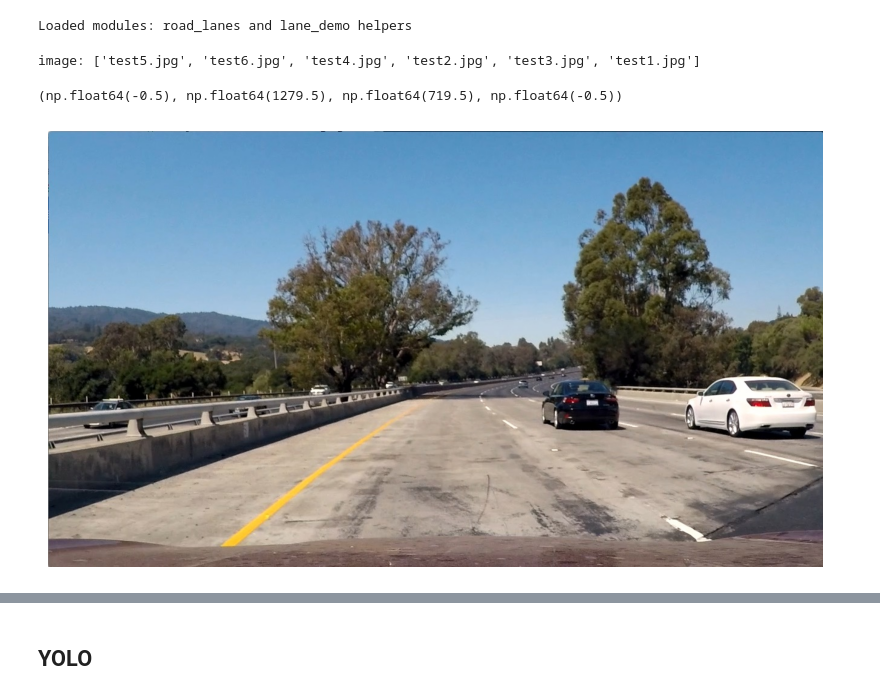
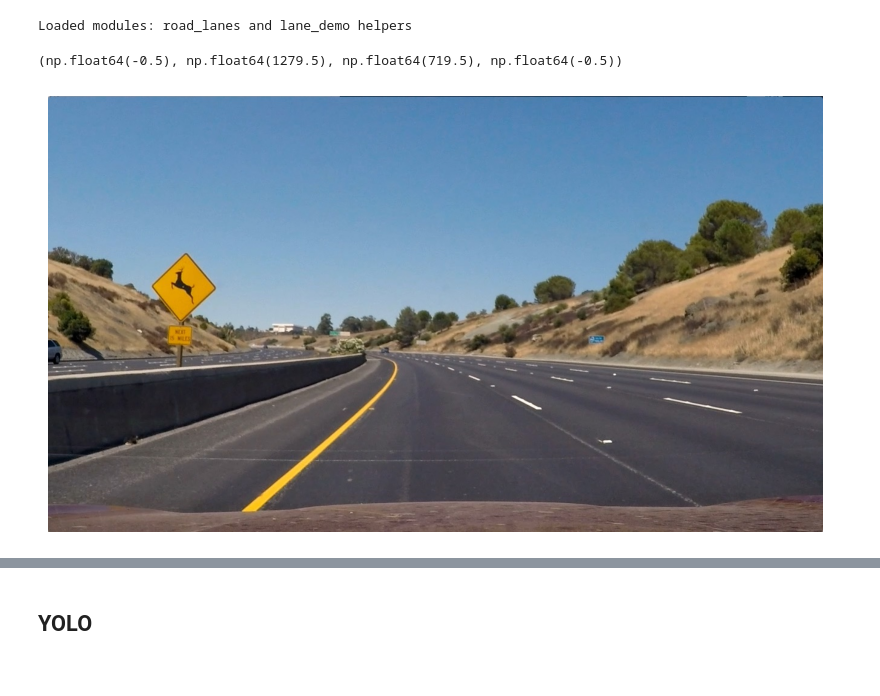
Before and after one commit to srbhp/autodrive, a Jupyter notebook: example/lane_demo_test.ipynb, the cells around one changed output, grey strips where cells are left out. Cells and saved outputs as stored; diff of their text form; code cells hidden in the pictures.

```diff
--- a/example/lane_demo_test.ipynb
+++ b/example/lane_demo_test.ipynb
@@ -26,24 +18,15 @@ import matplotlib.pyplot as plt
 print("Loaded modules: road_lanes and lane_demo helpers")
 # %% [output]
 Loaded modules: road_lanes and lane_demo helpers
-# %%
-# List example files and sample assets
-import os
-
-
-sample_images = os.listdir("../assets/lane") if os.path.isdir("../assets/lane") else []
-print("image:", sample_images)
-# %% [output]
-image: ['test5.jpg', 'test6.jpg', 'test4.jpg', 'test2.jpg', 'test3.jpg', 'test1.jpg']
 # %%
 # Load a single frame and display
 # Use the existing plt import (do not re-import). Iterate over filenames in sample_images,
 # and skip files that cannot be read.
-frame = cv2.imread(os.path.join("../assets/lane", "test1.jpg"))
+frame = cv2.imread(os.path.join("../assets/lane", "test2.jpg"))
 
 plt.figure(figsize=(10, 6))
 plt.imshow(cv2.cvtColor(frame, cv2.COLOR_BGR2RGB))
 plt.axis("off")
 # %% [output]
 (np.float64(-0.5), np.float64(1279.5), np.float64(719.5), np.float64(-0.5))
-[figure, old version]
+[figure, new version]
```
Also changed, not shown: parts of 5 cells of this notebook, 4 other files.
